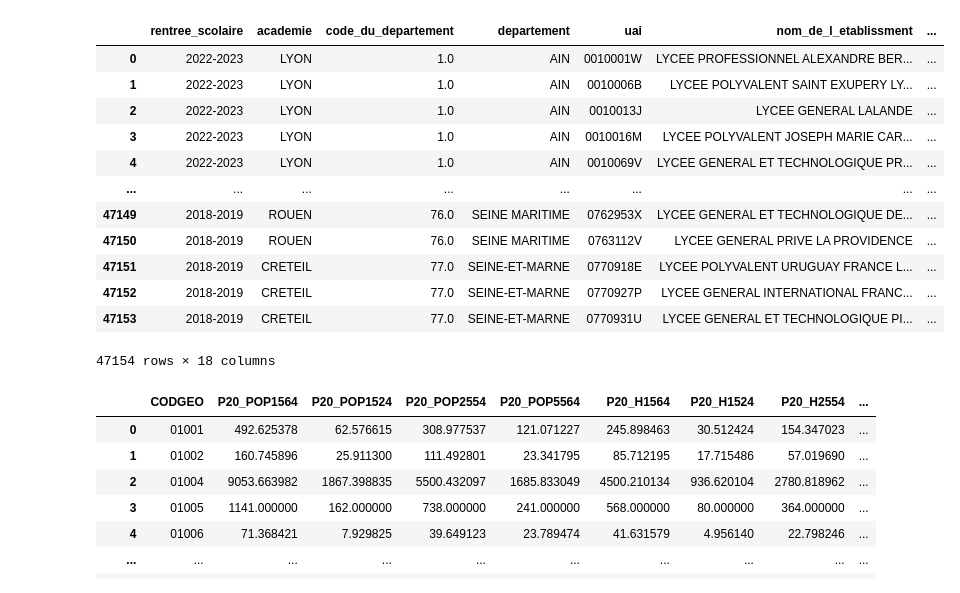
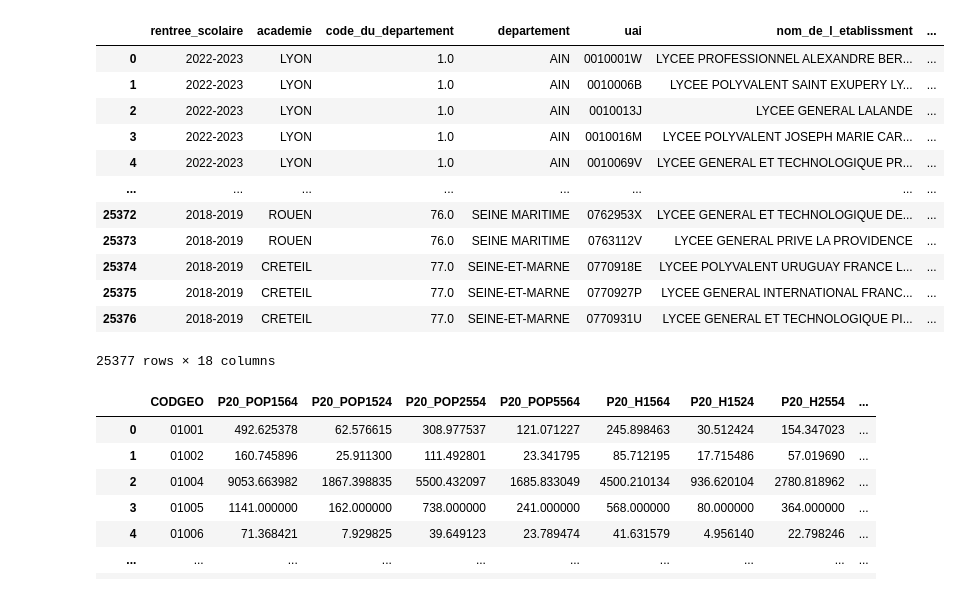
Before and after one commit to RBorhani/Projet_Python, a Jupyter notebook: Modélisation de l'IPS.ipynb, the cells around one changed output. Cells and saved outputs as stored; diff of their text form; code cells hidden in the pictures.

```diff
--- a/Modélisation de l'IPS.ipynb
+++ b/Modélisation de l'IPS.ipynb
@@ -8,22 +8,22 @@ ips_1 = pd.read_csv("ips.csv")
 ips_2 = pd.read_csv("fr-en-ips_lycees.csv", delimiter = ';')
 statut_social = pd.read_csv("base-cc-emploi-pop-active-2020_v2.csv", delimiter = ";", low_memory = False)
 # %%
-ips = pd.concat([ips, ips_2], ignore_index=True)
+ips = pd.concat([ips_1, ips_2], ignore_index=True)
 ips
 # %% [output]
 |  | rentree_scolaire | academie | code_du_departement | departement | uai | nom_de_l_etablissment | ... |
 | 0 | 2022-2023 | LYON | 1.0 | AIN | 0010001W | LYCEE PROFESSIONNEL ALEXANDRE BER... | ... |
 | 1 | 2022-2023 | LYON | 1.0 | AIN | 0010006B | LYCEE POLYVALENT SAINT EXUPERY LY... | ... |
 | 2 | 2022-2023 | LYON | 1.0 | AIN | 0010013J | LYCEE GENERAL LALANDE | ... |
 | 3 | 2022-2023 | LYON | 1.0 | AIN | 0010016M | LYCEE POLYVALENT JOSEPH MARIE CAR... | ... |
 | 4 | 2022-2023 | LYON | 1.0 | AIN | 0010069V | LYCEE GENERAL ET TECHNOLOGIQUE PR... | ... |
 | ... | ... | ... | ... | ... | ... | ... | ... |
-| 47149 | 2018-2019 | ROUEN | 76.0 | SEINE MARITIME | 0762953X | LYCEE GENERAL ET TECHNOLOGIQUE DE... | ... |
-| 47150 | 2018-2019 | ROUEN | 76.0 | SEINE MARITIME | 0763112V | LYCEE GENERAL PRIVE LA PROVIDENCE | ... |
-| 47151 | 2018-2019 | CRETEIL | 77.0 | SEINE-ET-MARNE | 0770918E | LYCEE POLYVALENT URUGUAY FRANCE L... | ... |
-| 47152 | 2018-2019 | CRETEIL | 77.0 | SEINE-ET-MARNE | 0770927P | LYCEE GENERAL INTERNATIONAL FRANC... | ... |
-| 47153 | 2018-2019 | CRETEIL | 77.0 | SEINE-ET-MARNE | 0770931U | LYCEE GENERAL ET TECHNOLOGIQUE PI... | ... |
+| 25372 | 2018-2019 | ROUEN | 76.0 | SEINE MARITIME | 0762953X | LYCEE GENERAL ET TECHNOLOGIQUE DE... | ... |
+| 25373 | 2018-2019 | ROUEN | 76.0 | SEINE MARITIME | 0763112V | LYCEE GENERAL PRIVE LA PROVIDENCE | ... |
+| 25374 | 2018-2019 | CRETEIL | 77.0 | SEINE-ET-MARNE | 0770918E | LYCEE POLYVALENT URUGUAY FRANCE L... | ... |
+| 25375 | 2018-2019 | CRETEIL | 77.0 | SEINE-ET-MARNE | 0770927P | LYCEE GENERAL INTERNATIONAL FRANC... | ... |
+| 25376 | 2018-2019 | CRETEIL | 77.0 | SEINE-ET-MARNE | 0770931U | LYCEE GENERAL ET TECHNOLOGIQUE PI... | ... |
-47154 rows × 18 columns
+25377 rows × 18 columns
 # %%
 ips = ips.drop(['rentree_scolaire', 'academie', 'code_du_departement', 'uai', 'nom_de_l_etablissment',
                    'nom_de_la_commune', 'ecart_type_de_l_ips_voie_gt', 'ecart_type_de_l_ips_voie_pro', 'type_de_lycee'], axis = 1)
```
Also changed, not shown: parts of 22 cells of this notebook, 1 other file.
